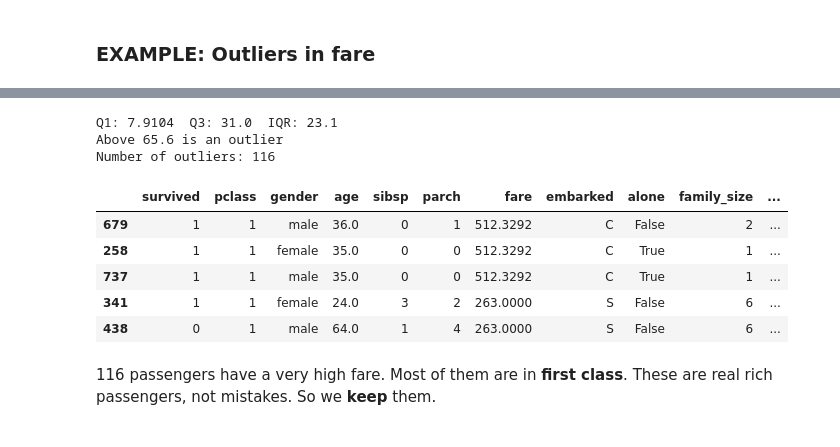
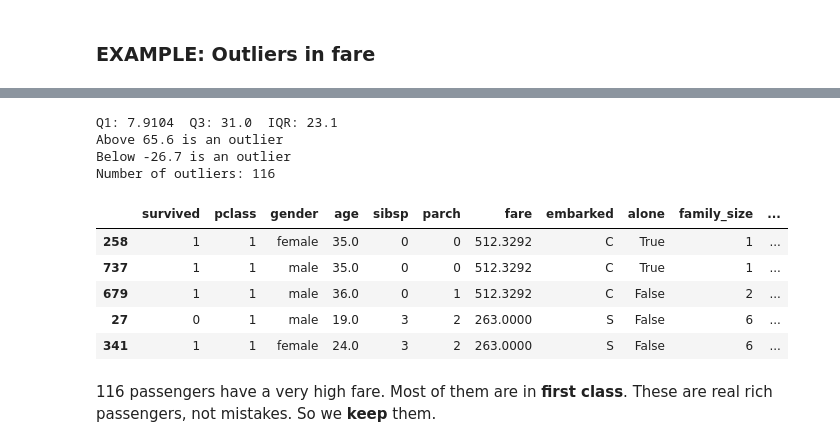
Before and after one commit to rohaanmangi/Python-for-AI, a Jupyter notebook: notebooks/Week 4/Day 17/Day_17_EDA_Project.ipynb, the cells around one changed output, grey strips where cells are left out. Drawn from its saved outputs; the diff is of its cells as text; code cells hidden in the pictures.

```diff
--- a/notebooks/Week 4/Day 17/Day_17_EDA_Project.ipynb
+++ b/notebooks/Week 4/Day 17/Day_17_EDA_Project.ipynb
@@ -475,25 +480,28 @@ plt.show()
 # %%
 q1 = df["fare"].quantile(0.25)
 q3 = df["fare"].quantile(0.75)
 iqr = q3 - q1
 high = q3 + 1.5 * iqr
+low = q1 - 1.5 * iqr
 
 print("Q1:", q1, " Q3:", q3, " IQR:", round(iqr, 1))
 print("Above", round(high, 1), "is an outlier")
+print("Below", round(low, 1), "is an outlier")
 
 outliers = df[df["fare"] > high]
 print("Number of outliers:", len(outliers))
 outliers.sort_values("fare", ascending=False).head()
 # %% [output]
 Q1: 7.9104  Q3: 31.0  IQR: 23.1
 Above 65.6 is an outlier
+Below -26.7 is an outlier
 Number of outliers: 116
 |  | survived | pclass | gender | age | sibsp | parch | fare | embarked | alone | family_size | ... |
-| 679 | 1 | 1 | male | 36.0 | 0 | 1 | 512.3292 | C | False | 2 | ... |
 | 258 | 1 | 1 | female | 35.0 | 0 | 0 | 512.3292 | C | True | 1 | ... |
 | 737 | 1 | 1 | male | 35.0 | 0 | 0 | 512.3292 | C | True | 1 | ... |
+| 679 | 1 | 1 | male | 36.0 | 0 | 1 | 512.3292 | C | False | 2 | ... |
+| 27 | 0 | 1 | male | 19.0 | 3 | 2 | 263.0000 | S | False | 6 | ... |
 | 341 | 1 | 1 | female | 24.0 | 3 | 2 | 263.0000 | S | False | 6 | ... |
-| 438 | 0 | 1 | male | 64.0 | 1 | 4 | 263.0000 | S | False | 6 | ... |
 # %% [markdown]
 116 passengers have a very high fare. Most of them are in **first class**. These are real rich passengers, not mistakes. So we **keep** them.
 # %% [markdown]
```
Also changed, not shown: parts of 8 cells of this notebook, 5 other files.
